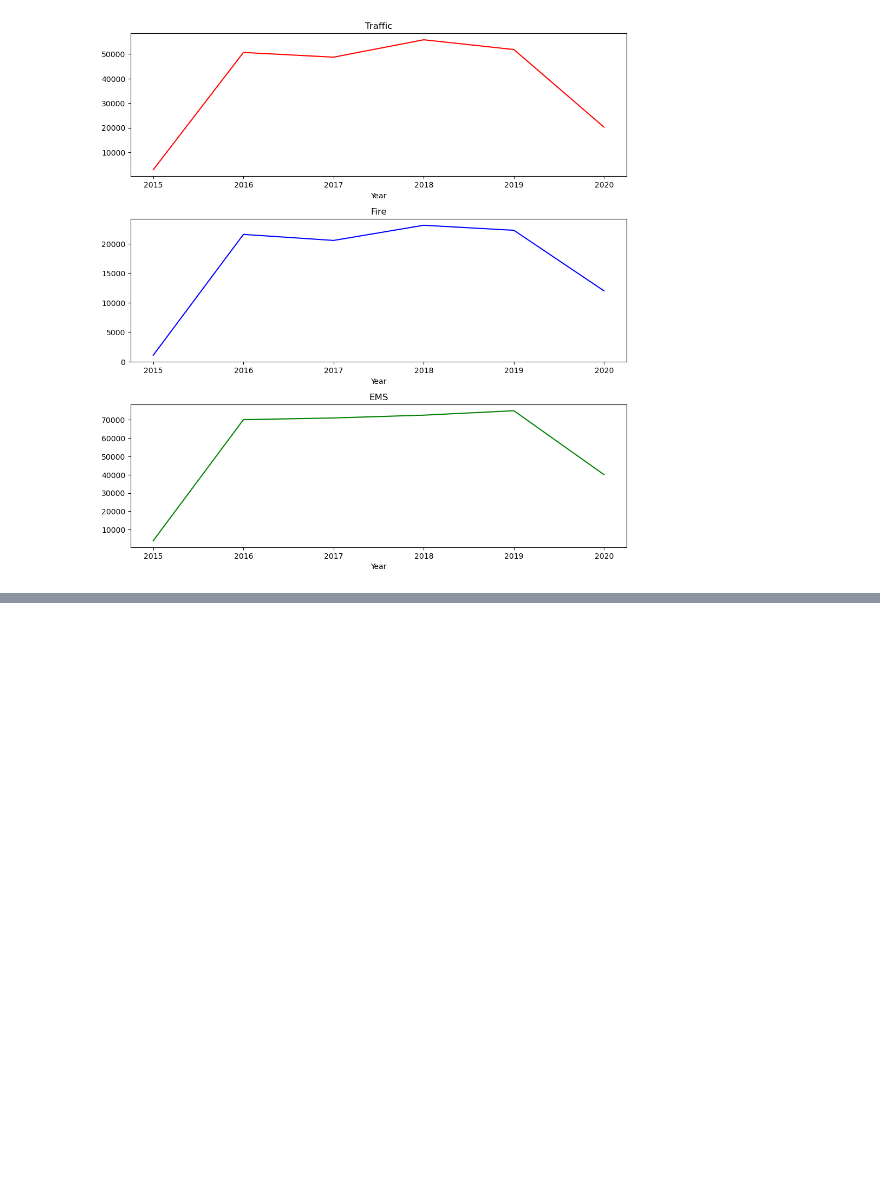
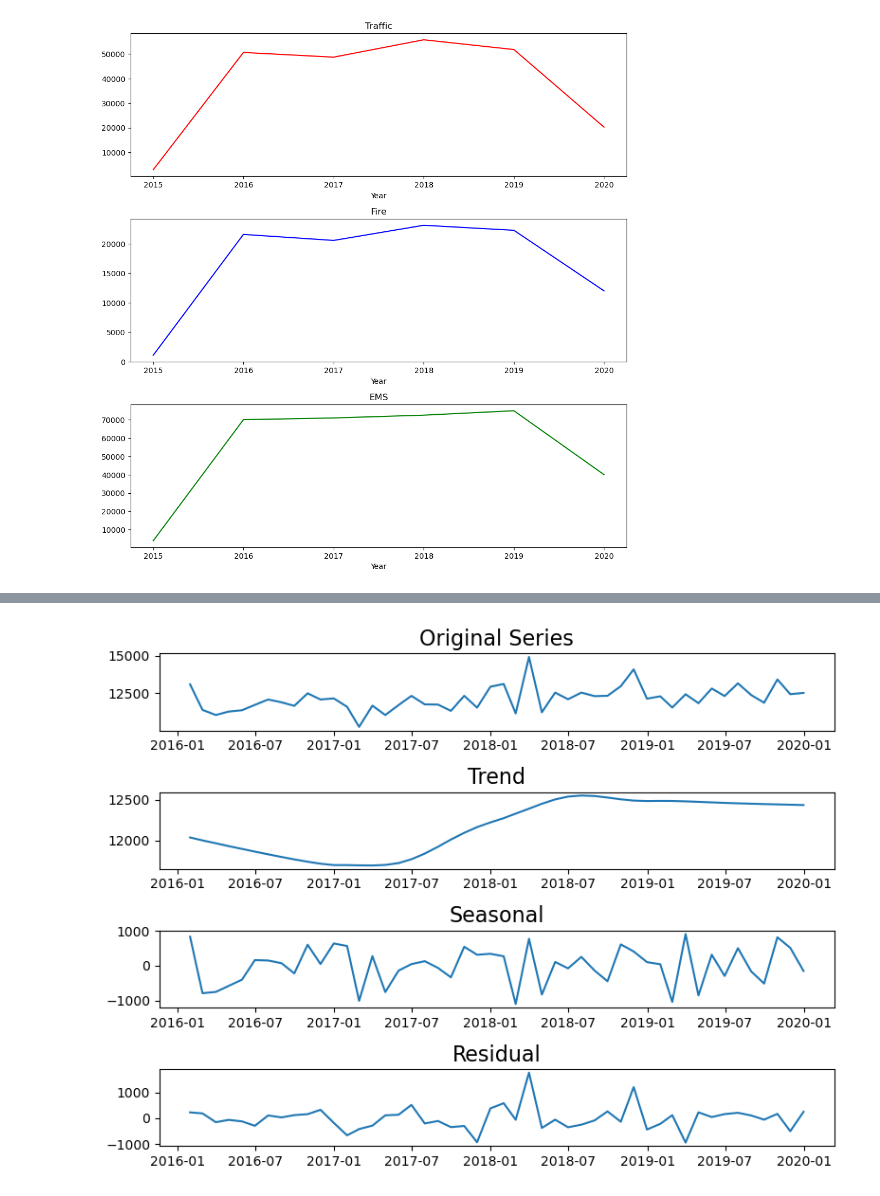
Before and after one commit to Ujjwal-deep/Exploratory-Data-Analysis-in-python, a Jupyter notebook: project/911 Calls project.ipynb, the cells around one changed output, grey strips where cells are left out. Drawn from its saved outputs; the diff is of its cells as text; code cells hidden in the pictures; blank space fills up the shorter version.

```diff
--- a/project/911 Calls project.ipynb
+++ b/project/911 Calls project.ipynb
@@ -370,0 +404,2 @@ From the above plot, it is evident that the number of 911 calls has remained rel
+# %%
+monthly = df_date.set_index('timeStamp').resample('M').size()
@@ -370,0 +410,27 @@ From the above plot, it is evident that the number of 911 calls has remained rel
+# %%
+stl = STL(monthly)
+result = stl.fit()
+# %%
+seasonal, trend, resid = result.seasonal, result.trend, result.resid
+
+plt.figure(figsize=(8,6))
+
+plt.subplot(4,1,1)
+plt.plot(monthly)
+plt.title('Original Series', fontsize=16)
+
+plt.subplot(4,1,2)
+plt.plot(trend)
+plt.title('Trend', fontsize=16)
+
+plt.subplot(4,1,3)
+plt.plot(seasonal)
+plt.title('Seasonal', fontsize=16)
+
+plt.subplot(4,1,4)
+plt.plot(resid)
+plt.title('Residual', fontsize=16)
+
+plt.tight_layout()
+# %% [output]
+[figure, added]
```
Also changed, not shown: parts of 23 cells of this notebook.
